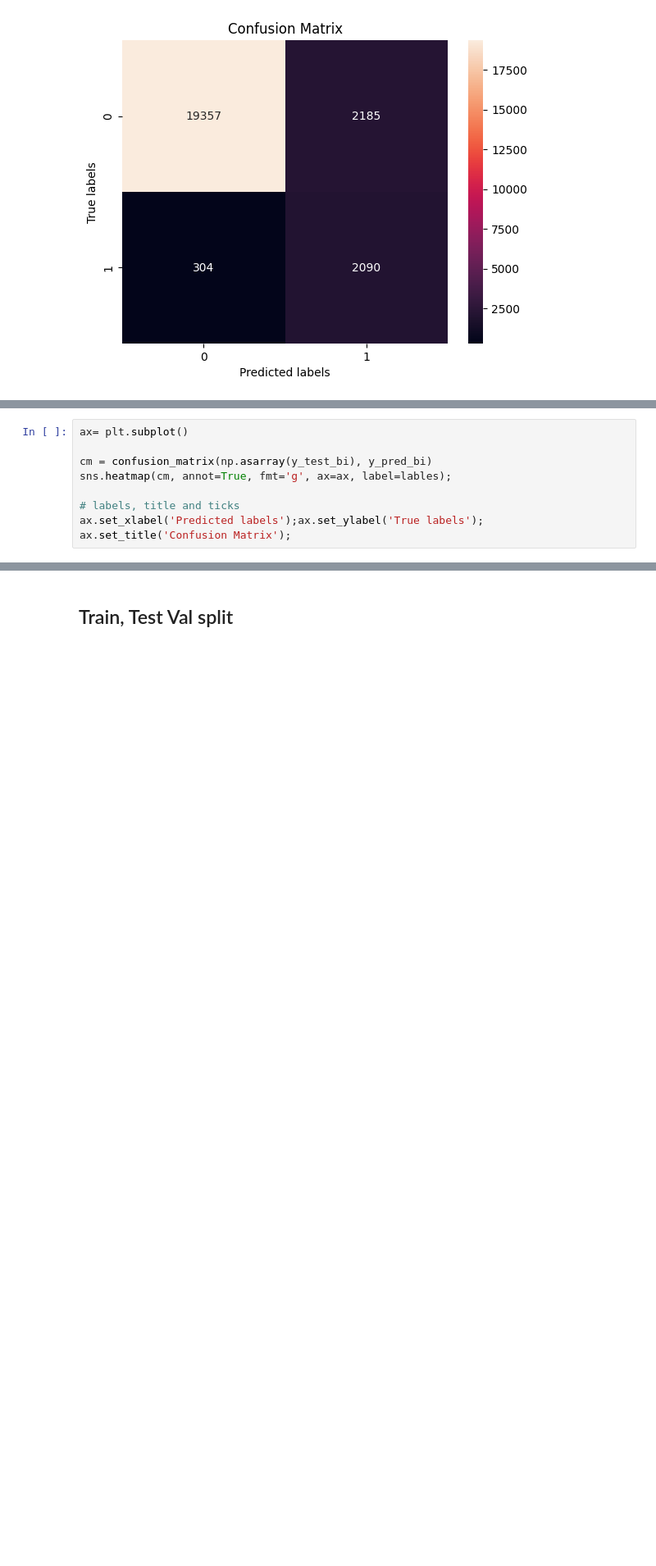
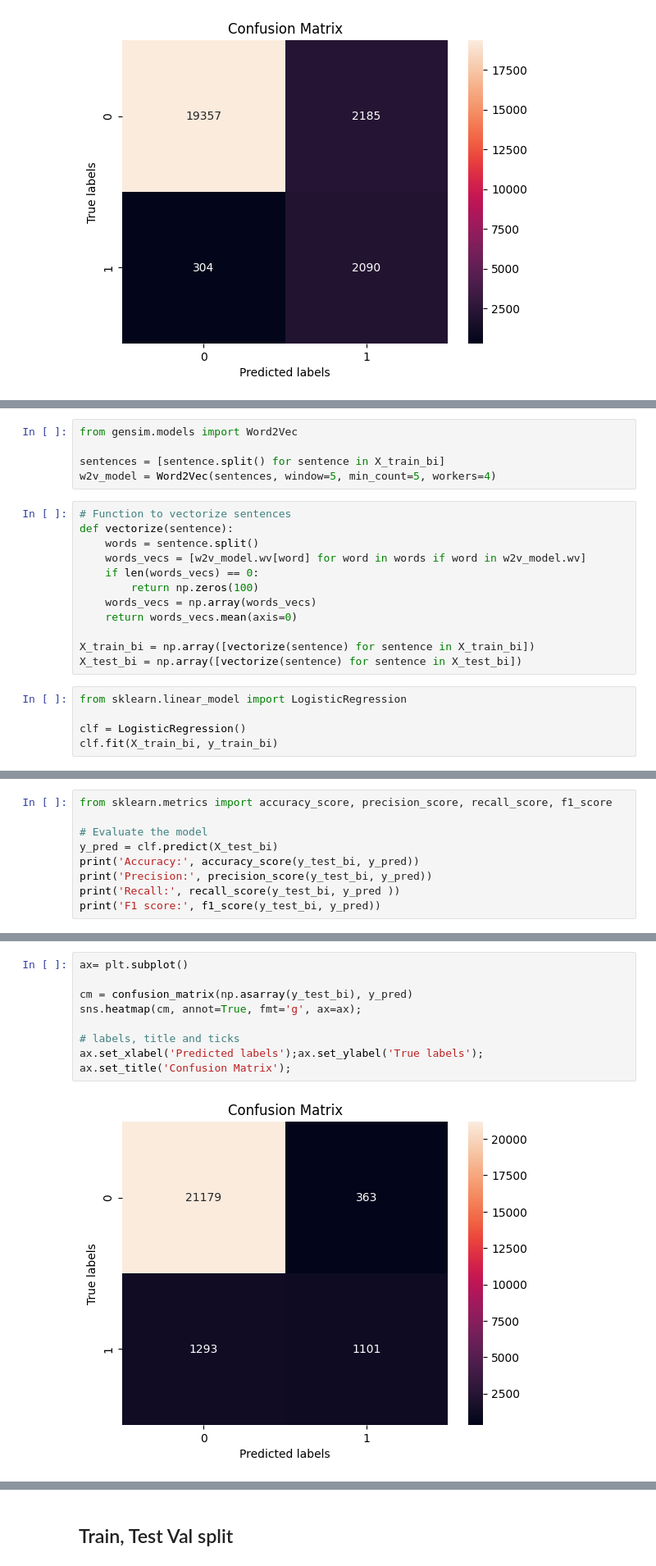
Before and after one commit to slowings/NLP_identifying_trolls, a Jupyter notebook: NLP_identifying_trolls.ipynb, the cells around one changed output, grey strips where cells are left out. Shown at 82% size. Drawn from its saved outputs; the diff is of its cells as text; blank space fills up the shorter version.

```diff
--- a/NLP_identifying_trolls.ipynb
+++ b/NLP_identifying_trolls.ipynb
@@ -594,0 +525,22 @@ Epoch 4/4
+# %%
+from gensim.models import Word2Vec
+
+sentences = [sentence.split() for sentence in X_train_bi]
+w2v_model = Word2Vec(sentences, window=5, min_count=5, workers=4)
+# %%
+# Function to vectorize sentences
+def vectorize(sentence):
+    words = sentence.split()
+    words_vecs = [w2v_model.wv[word] for word in words if word in w2v_model.wv]
+    if len(words_vecs) == 0:
+        return np.zeros(100)
+    words_vecs = np.array(words_vecs)
+    return words_vecs.mean(axis=0)
+
+X_train_bi = np.array([vectorize(sentence) for sentence in X_train_bi])
+X_test_bi = np.array([vectorize(sentence) for sentence in X_test_bi])
+# %%
+from sklearn.linear_model import LogisticRegression
+
+clf = LogisticRegression()
+clf.fit(X_train_bi, y_train_bi)
@@ -594,0 +549,9 @@ Epoch 4/4
+# %%
+from sklearn.metrics import accuracy_score, precision_score, recall_score, f1_score
+
+# Evaluate the model
+y_pred = clf.predict(X_test_bi)
+print('Accuracy:', accuracy_score(y_test_bi, y_pred))
+print('Precision:', precision_score(y_test_bi, y_pred))
+print('Recall:', recall_score(y_test_bi, y_pred ))
+print('F1 score:', f1_score(y_test_bi, y_pred))
@@ -595,9 +563,11 @@ Epoch 4/4
 # %%
 ax= plt.subplot()
 
-cm = confusion_matrix(np.asarray(y_test_bi), y_pred_bi)
-sns.heatmap(cm, annot=True, fmt='g', ax=ax, label=lables);
+cm = confusion_matrix(np.asarray(y_test_bi), y_pred)
+sns.heatmap(cm, annot=True, fmt='g', ax=ax);
 
 # labels, title and ticks
 ax.set_xlabel('Predicted labels');ax.set_ylabel('True labels');
 ax.set_title('Confusion Matrix');
+# %% [output]
+[figure, added]
```
Also changed, not shown: parts of 93 cells of this notebook.
